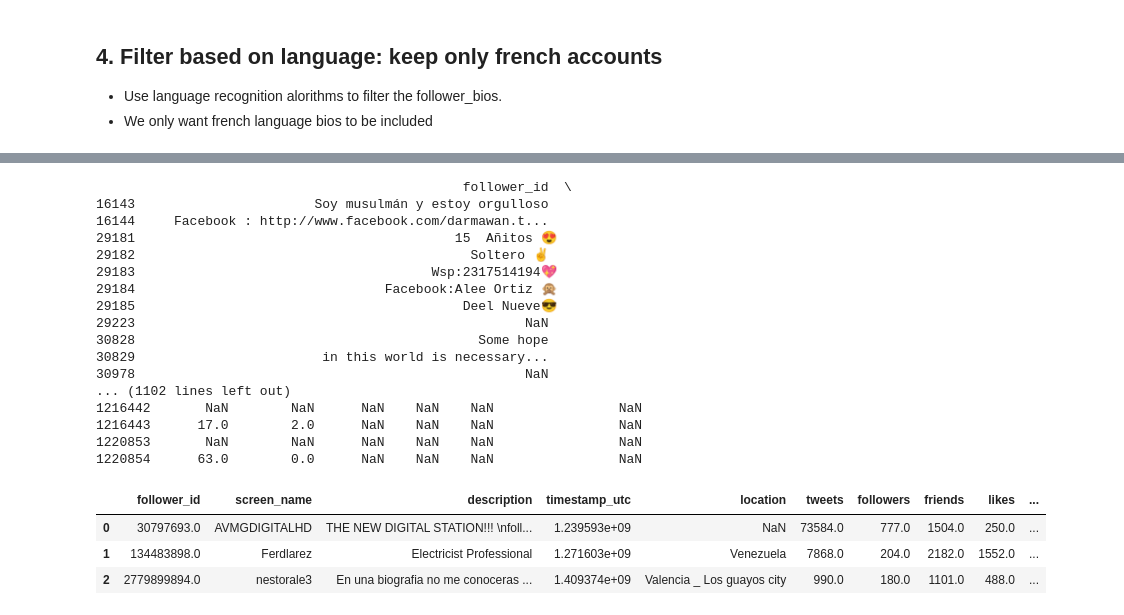
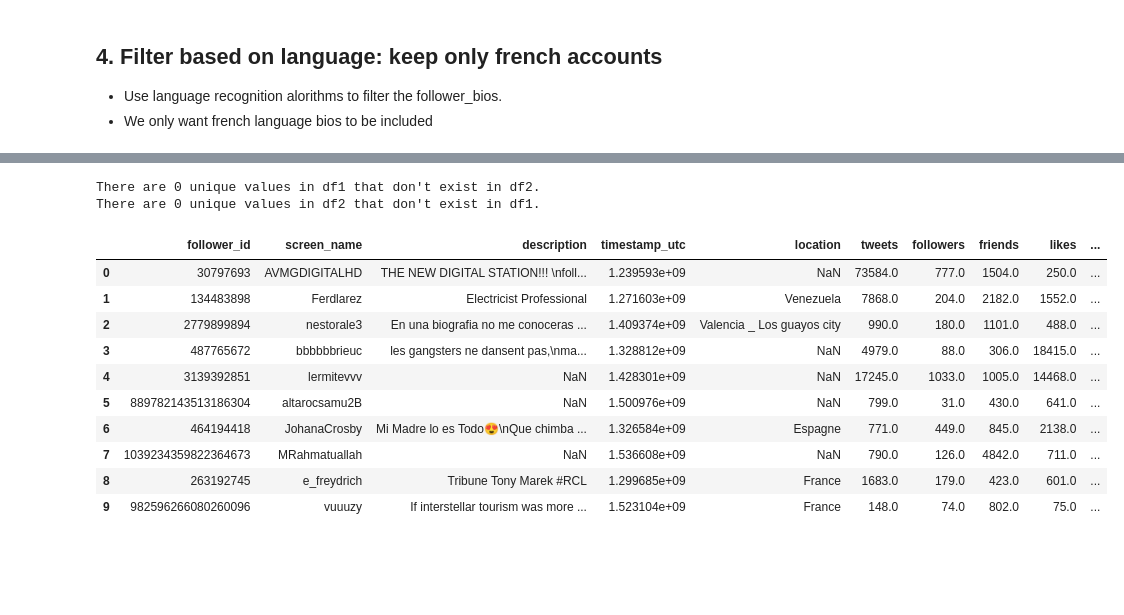
Before and after one commit to livtol99/Liv-Stage---FOCOS-Hand-Over, a Jupyter notebook: Code/Wrangling2.ipynb, the cells around one changed output, grey strips where cells are left out. Drawn from its saved outputs; the diff is of its cells as text; code cells hidden in the pictures; blank space fills up the shorter version.

```diff
--- a/Code/Wrangling2.ipynb
+++ b/Code/Wrangling2.ipynb
@@ -325,18 +266,18 @@ markers_followers_clean = utils2.fileloader(load_path, file, req_cols, dtypes)
 # %%
-# Load the followers bios
-full_path = '/home/livtollanes/NewData/workdata/followers_bios_cleaned_nolang.csv'
+#Loading the followers bios (with cleaned description column)
+full_path = '/home/livtollanes/NewData/followers_bios_cleaned_nolang3.csv'
 
-req_cols = ['follower_id', 'screen_name', 'description', 'location', 'tweets', 'followers', 'friends', 'likes', 'lists','timestamp_utc']
+req_cols = ['follower_id', 'screen_name', 'description', 'description_cleantext', 'location', 'tweets', 'followers', 'friends', 'likes', 'lists','timestamp_utc']
 
 dtypes = {
     'follower_id': 'object',
     'screen_name': 'object',
     'description': 'object',
+    'description_cleantext': 'object',
     'location': 'object',
     'tweets': 'float64',
     'followers': 'float64',
-    'friends': 'float64',
-    'witheld_in_countries': 'float64'
+    'friends': 'float64'
 }
 
-follower_bios_cleaned = pd.read_csv(full_path, usecols=req_cols, dtype=dtypes, engine='python')
+follower_bios_cleaned3 = pd.read_csv(full_path, usecols=req_cols, dtype=dtypes, engine= 'python')
@@ -370,27 +284,21 @@ Name: follower_id, dtype: object
-# %%
-print(different_rows)
-# %% [output]
-                                               follower_id  \
-16143                       Soy musulmán y estoy orgulloso
-16144     Facebook : http://www.facebook.com/darmawan.t...
-29181                                         15  Añitos 😍
-29182                                           Soltero ✌
-29183                                      Wsp:2317514194💖
-29184                                Facebook:Alee Ortiz 🙊
-29185                                          Deel Nueve😎
-29223                                                  NaN
-30828                                            Some hope
-30829                        in this world is necessary...
-30978                                                  NaN
-... (1102 lines left out)
-1216442       NaN        NaN      NaN    NaN    NaN                NaN
-1216443      17.0        2.0      NaN    NaN    NaN                NaN
-1220853       NaN        NaN      NaN    NaN    NaN                NaN
-1220854      63.0        0.0      NaN    NaN    NaN                NaN
-# %%
-follower_bios_cleaned.head(3)
-# %% [output]
-|  | follower_id | screen_name | description | timestamp_utc | location | tweets | followers | friends | likes | ... |
-| 0 | 30797693.0 | AVMGDIGITALHD | THE NEW DIGITAL STATION!!! \nfoll... | 1.239593e+09 | NaN | 73584.0 | 777.0 | 1504.0 | 250.0 | ... |
-| 1 | 134483898.0 | Ferdlarez | Electricist Professional | 1.271603e+09 | Venezuela | 7868.0 | 204.0 | 2182.0 | 1552.0 | ... |
-| 2 | 2779899894.0 | nestorale3 | En una biografia no me conoceras ... | 1.409374e+09 | Valencia _ Los guayos city | 990.0 | 180.0 | 1101.0 | 488.0 | ... |
+# %%
+compare_column_values(follower_bios_cleaned3, markers_followers_clean, 'follower_id')
+
+#The follower_ids are still streamlined, indicating that writing and reading of the cleaned dfs was successful
+# %% [output]
+There are 0 unique values in df1 that don't exist in df2.
+There are 0 unique values in df2 that don't exist in df1.
+# %%
+follower_bios_cleaned3.head(10)
+# %% [output]
+|  | follower_id | screen_name | description | timestamp_utc | location | tweets | followers | friends | likes | ... |
+| 0 | 30797693 | AVMGDIGITALHD | THE NEW DIGITAL STATION!!! \nfoll... | 1.239593e+09 | NaN | 73584.0 | 777.0 | 1504.0 | 250.0 | ... |
+| 1 | 134483898 | Ferdlarez | Electricist Professional | 1.271603e+09 | Venezuela | 7868.0 | 204.0 | 2182.0 | 1552.0 | ... |
+| 2 | 2779899894 | nestorale3 | En una biografia no me conoceras ... | 1.409374e+09 | Valencia _ Los guayos city | 990.0 | 180.0 | 1101.0 | 488.0 | ... |
+| 3 | 487765672 | bbbbbbrieuc | les gangsters ne dansent pas,\nma... | 1.328812e+09 | NaN | 4979.0 | 88.0 | 306.0 | 18415.0 | ... |
+| 4 | 3139392851 | lermitevvv | NaN | 1.428301e+09 | NaN | 17245.0 | 1033.0 | 1005.0 | 14468.0 | ... |
+| 5 | 889782143513186304 | altarocsamu2B | NaN | 1.500976e+09 | NaN | 799.0 | 31.0 | 430.0 | 641.0 | ... |
+| 6 | 464194418 | JohanaCrosby | Mi Madre lo es Todo😍\nQue chimba ... | 1.326584e+09 | Espagne | 771.0 | 449.0 | 845.0 | 2138.0 | ... |
+| 7 | 1039234359822364673 | MRahmatuallah | NaN | 1.536608e+09 | NaN | 790.0 | 126.0 | 4842.0 | 711.0 | ... |
+| 8 | 263192745 | e_freydrich | Tribune Tony Marek #RCL | 1.299685e+09 | France | 1683.0 | 179.0 | 423.0 | 601.0 | ... |
+| 9 | 982596266080260096 | vuuuzy | If interstellar tourism was more ... | 1.523104e+09 | France | 148.0 | 74.0 | 802.0 | 75.0 | ... |
```
Also changed, not shown: parts of 28 cells of this notebook, 2 other files.
